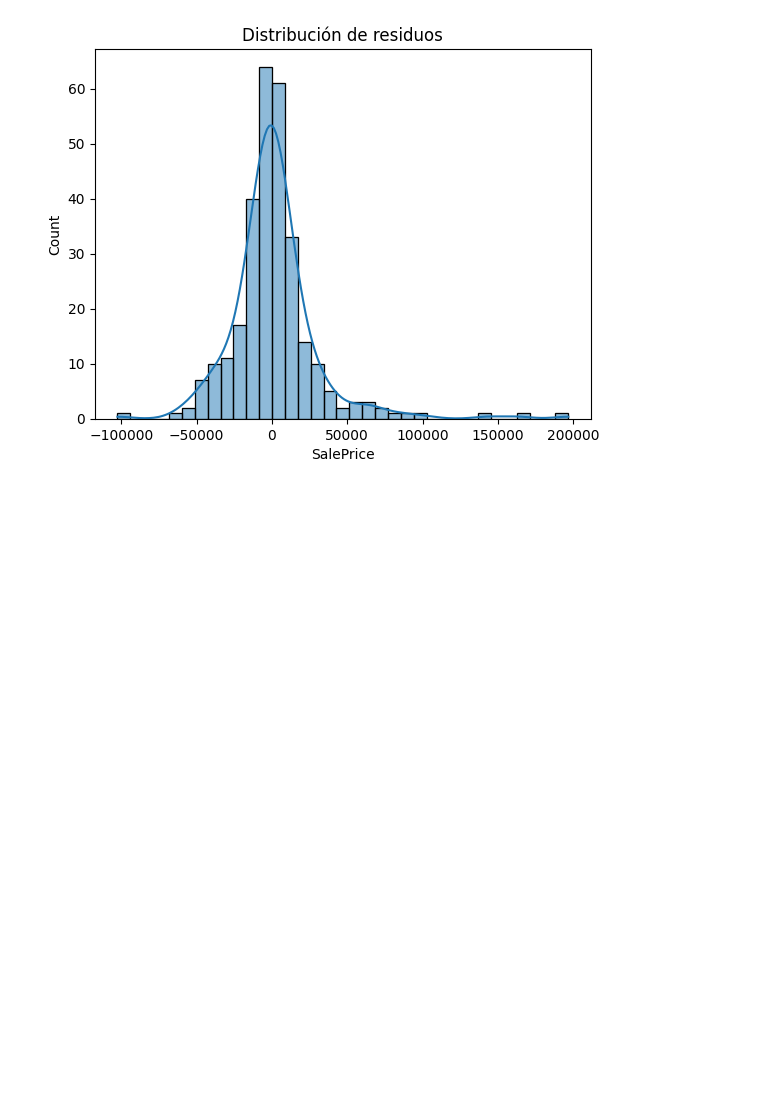
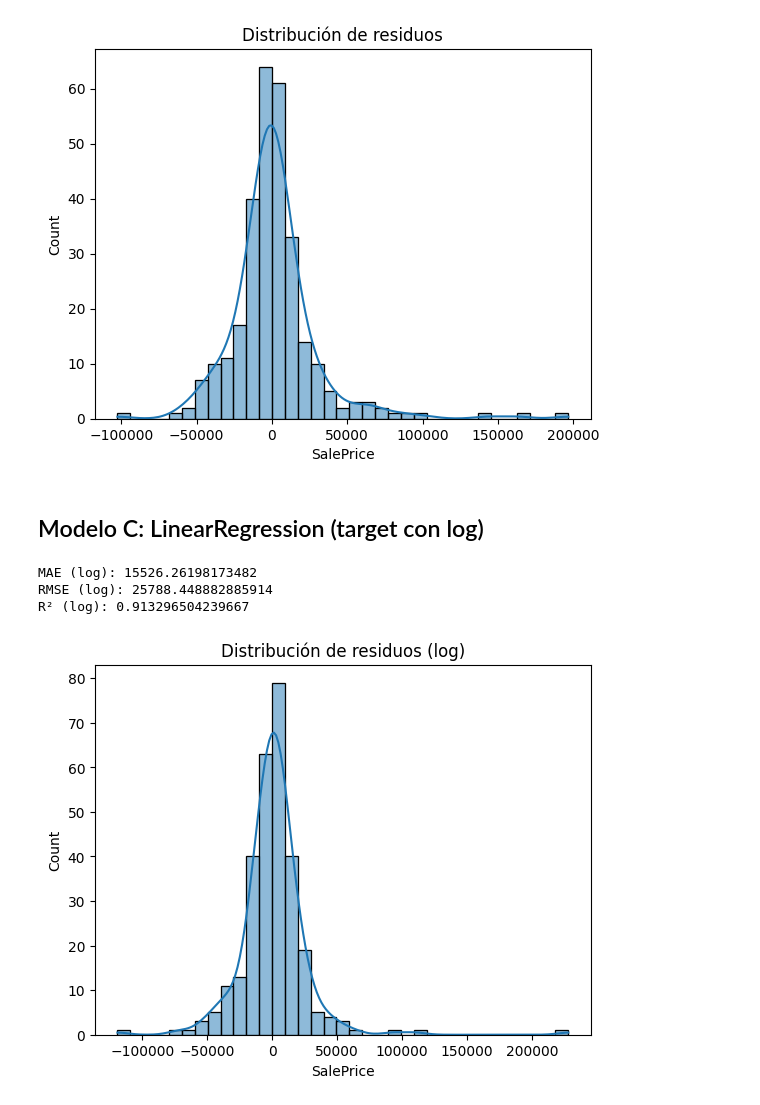
Before and after one commit to Edenilson-Molina/ml-house-prices, a Jupyter notebook: notebooks/03_modeling_eval.ipynb, the cells around one changed output. Drawn from its saved outputs; the diff is of its cells as text; code cells hidden in the pictures; blank space fills up the shorter version.

Commit message:
feat(train): Entrenamiento de modelos a, b, c y d

```diff
--- a/notebooks/03_modeling_eval.ipynb
+++ b/notebooks/03_modeling_eval.ipynb
@@ -144,3 +150,34 @@ plt.title("Distribución de residuos")
 plt.show()
 # %% [output]
 [figure]
+# %% [markdown]
+## Modelo C: LinearRegression (target con log)
+# %%
+# Entrenamiento con logaritmo
+y_train_log = np.log1p(y_train)
+y_test_log = np.log1p(y_test)
+
+lr_model_log = LinearRegression()
+lr_model_log.fit(X_train_scaled, y_train_log)
+lr_pred_log = lr_model_log.predict(X_test_scaled)
+lr_log_pred = np.expm1(lr_pred_log)
+# %%
+# Evaluación del modelo con logaritmo
+lr_mae_log = mean_absolute_error(y_test, lr_log_pred)
+lr_rmse_log = root_mean_squared_error(y_test, lr_log_pred)
+lr_r2_log = r2_score(y_test, lr_log_pred)
+print("MAE (log):", lr_mae_log)
+print("RMSE (log):", lr_rmse_log)
+print("R² (log):", lr_r2_log)
+# %% [output]
+MAE (log): 15526.26198173482
+RMSE (log): 25788.448882885914
+R² (log): 0.913296504239667
+# %%
+# Analisis de residuos (log)
+residuos_log = y_test - lr_log_pred
+sns.histplot(residuos_log, kde=True)
+plt.title("Distribución de residuos (log)")
+plt.show()
+# %% [output]
+[figure, added]
```
Also changed, not shown: parts of 13 cells of this notebook, 4 other files.
